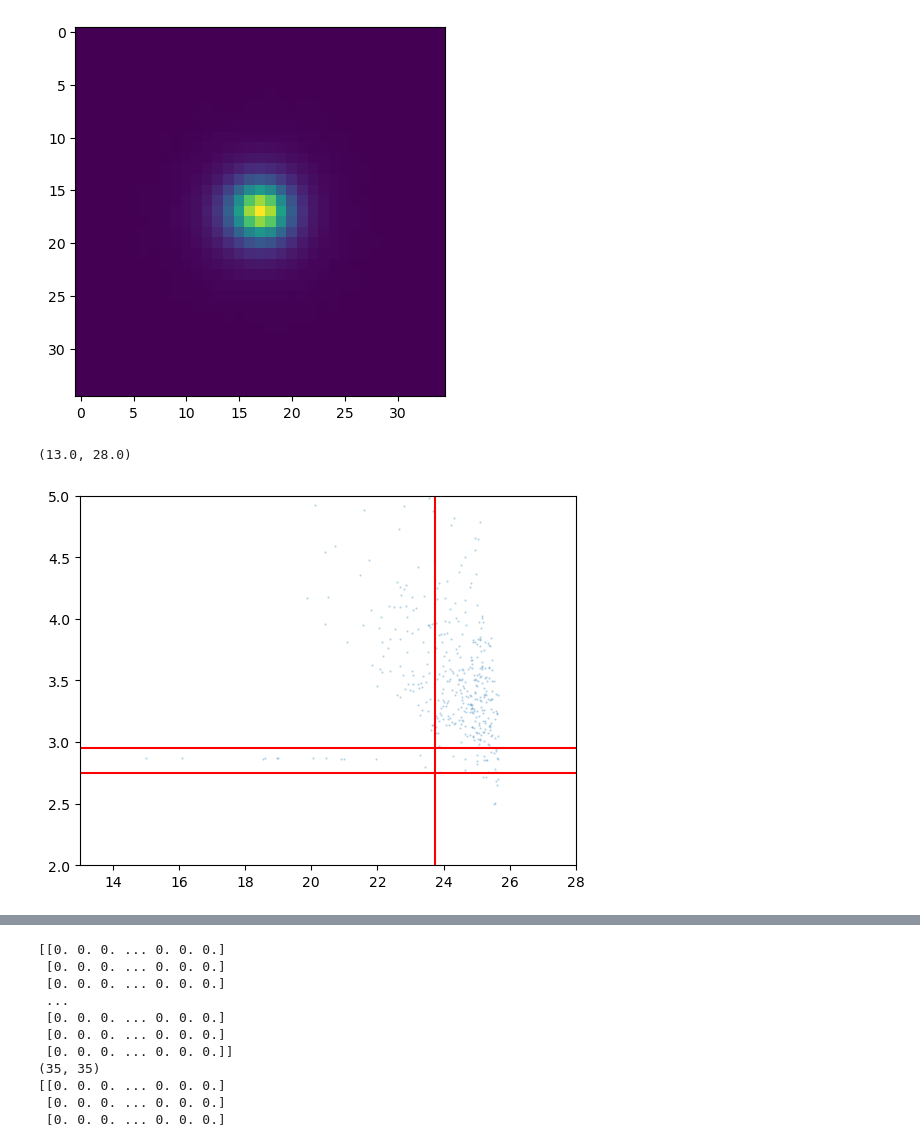
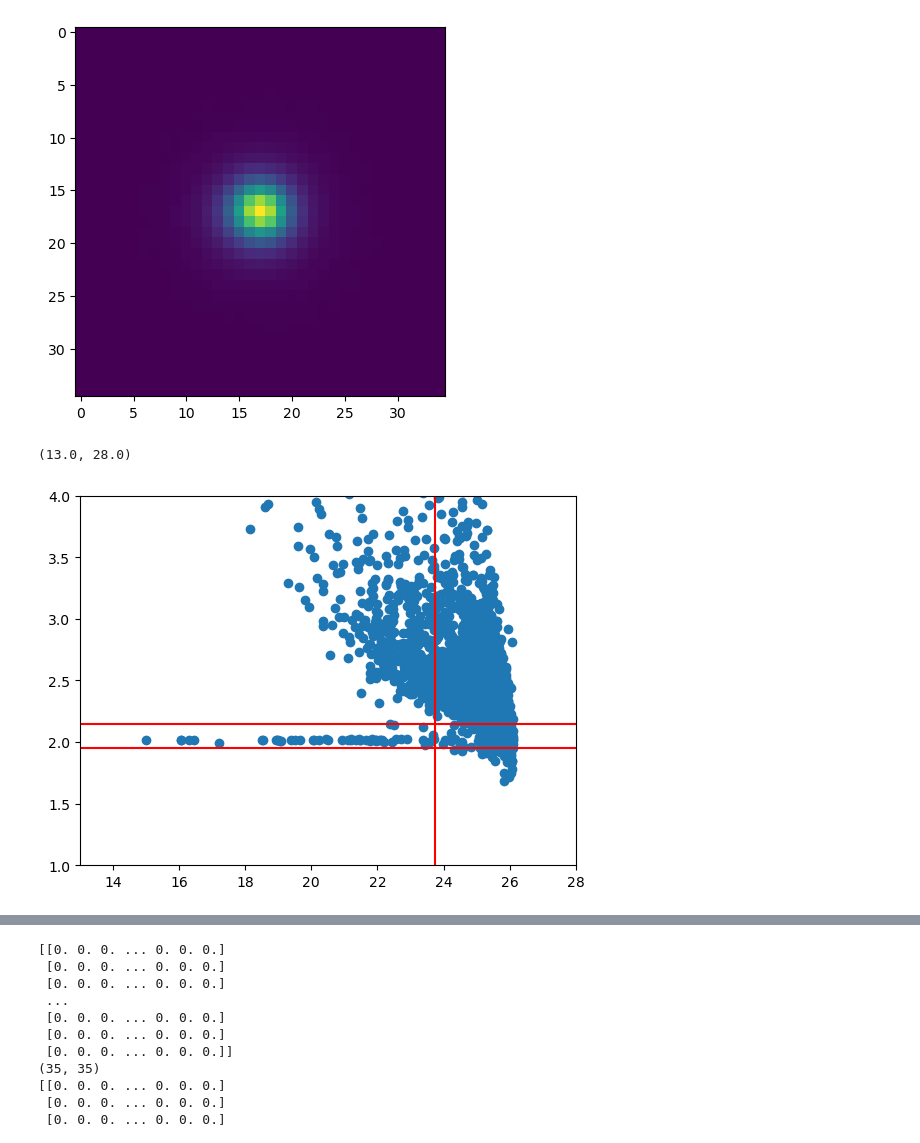
Before and after one commit to philipladuca24/LSST-SimCatVal, a Jupyter notebook: LSST-SimCatVal/testing_psf.ipynb, the cells around one changed output, grey strips where cells are left out. Saved outputs shown, nothing was run; the diff lists cells and outputs as text; code cells hidden in the pictures.

```diff
--- a/LSST-SimCatVal/testing_psf.ipynb
+++ b/LSST-SimCatVal/testing_psf.ipynb
@@ -9,10 +9,10 @@ from utils import sample_position
 position = sample_position(1, 67)
 ra = position[0][0]
 dec = position[0][1]
-with open('psf_test.pkl', 'rb') as file:
-    psf = pickle.load(file)
-sample = {'n_images':139.0, 'sigma':2.3588755, 'psf':psf}
+e1 = (4.276403865164397 - 3.9147911399189756) / (4.276403865164397 + 3.9147911399189756) # Mxx - Myy / Mxx + Myy
+e2 = 2 * 0.04705147820609136 / (4.276403865164397 + 3.9147911399189756)
+sample = {'n_images':139.0, 'sigma':2.3588755, 'psf':2.022704631674261, 'e1': e1,'e2':e2}
 simp = {'i': sample}
 print(simp)
-afw_img, cat, truths, area = SimCatVal('/hildafs/home/pladuca/main/skyCatalog.yaml',ra,dec,1000,50,simp,31.4,True)
+afw_img, cat, truths, area = SimCatVal('/hildafs/home/pladuca/main/skyCatalog.yaml',ra,dec,2000,50,simp,31.4,True)
 # %% [output]
@@ -143,27 +143,27 @@ plt.imshow(psf)
 # %%
 b = 'i'
 temp = cat[b]
 temp = temp[(temp['deblend_nChild'] == 0) &
     (temp['base_SdssShape_flag'] == False) &
     (temp['modelfit_CModel_instFlux'] >= 0) &
     (temp['modelfit_CModel_flag'] == False) &
     (temp['ext_gaap_GaapFlux_1_15x_Optimal_instFlux'] >= 0) &
     (temp['base_SdssCentroid_flag'] == False) &
     (temp['ext_gaap_GaapFlux_flag'] == False) &
     (temp['base_ClassificationSizeExtendedness_flag'] == False)]
 temp = temp[(temp['base_PsfFlux_instFlux']/temp['base_PsfFlux_instFluxErr'] >= 10)]
 
 mag = -2.5 * np.log10(temp['modelfit_CModel_instFlux']) + 31.4
 size = np.sqrt(temp['base_SdssShape_xx'] + temp['base_SdssShape_yy'])
 
-plt.scatter(mag, size, s=0.3, alpha=0.3)
+plt.scatter(mag, size)
 # plt.scatter(mag, psf, s=0.3, alpha=0.3)
-plt.axhline(2.95, c='r')
-plt.axhline(2.75, c='r')
+plt.axhline(2.15, c='r')
+plt.axhline(1.95, c='r')
 plt.axvline(23.75, c='r')
-plt.ylim(2,5)
+plt.ylim(1,4)
 plt.xlim(13,28)
 # %% [output]
 (13.0, 28.0)
-[figure, old version]
+[figure, new version]
 # %%
```
Also changed, not shown: parts of 13 cells of this notebook, 4 other files.
